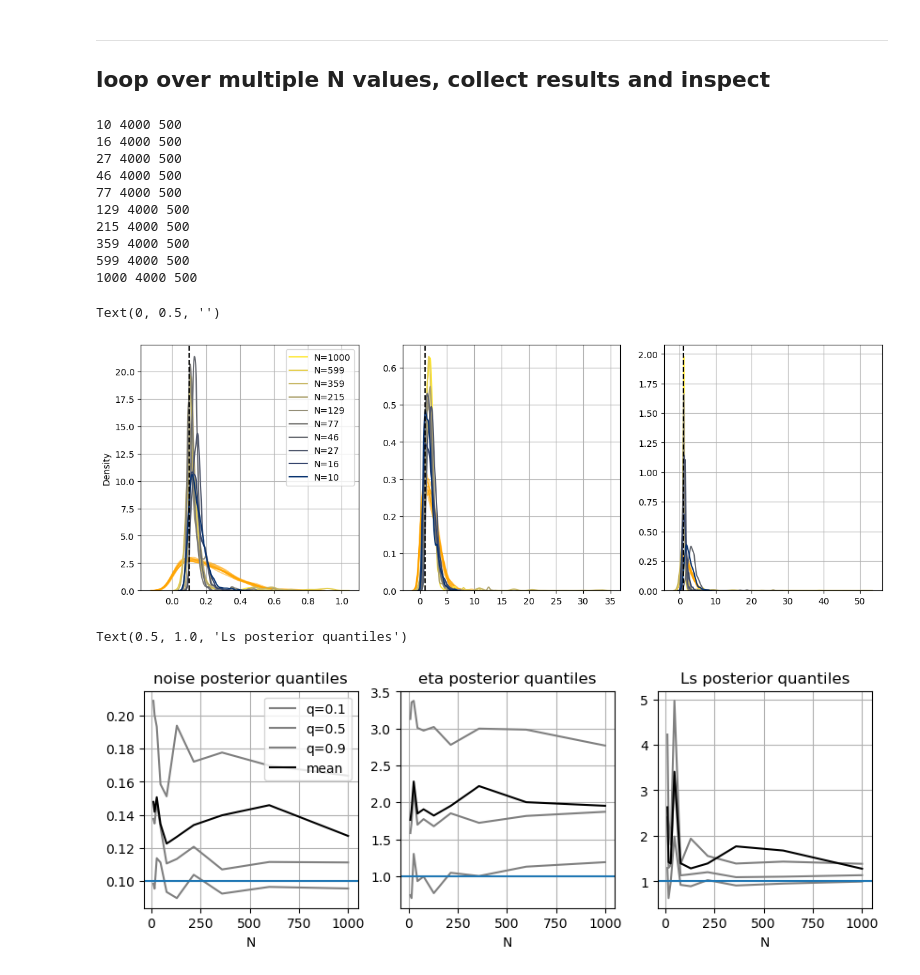
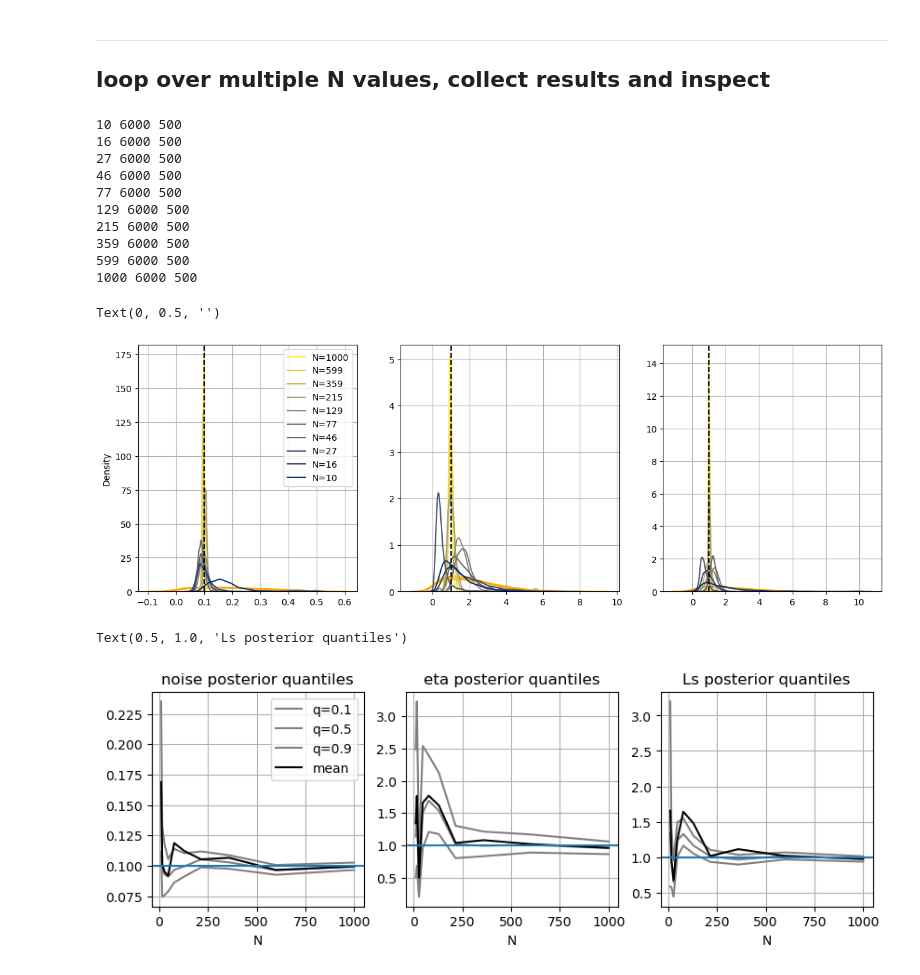
Before and after one commit to ahmaddroobi99/nwa, a Jupyter notebook: stats/convergence_1D.ipynb, the cells around one changed output. Drawn from its saved outputs; the diff is of its cells as text; code cells hidden in the pictures.

```diff
--- a/stats/convergence_1D.ipynb
+++ b/stats/convergence_1D.ipynb
@@ -63,9 +65,9 @@ Text(0.5, 0, 'x')
 # %%
-# Initial guess of the noise and covariance parameters (these can matter)
+# iηitial guess of the noise and covariance parameters (these can matter)
 
-noise_prior      = gpstats.truncnorm(noise, noise*2, 1e-15, 1e2)                 # noise - true value 0.5
-covparams_priors = [gpstats.truncnorm(η, η*2, 1e-15, 1e2),   # η - true value 1.
-                    gpstats.truncnorm(Ls, Ls*2, 1e-15, 1e4)  # ℓ - true value 0.1
+noise_prior      = gpstats.truncnorm(noise, noise*2, noise/10, 5*noise) # noise - true value 0.5
+covparams_priors = [gpstats.truncnorm(η, η*2, η/10, 10*η),     # η - true value 1.
+                    gpstats.truncnorm(Ls, Ls*2, Ls/10, 10*Ls)    # ℓ - true value 0.1
                    ]
 
 samples, log_prob, priors_out, sampler = mcmc.mcmc( xd,
@@ -73,9 +75,11 @@ samples, log_prob, priors_out, sampler = mcmc.mcmc( xd,
                                                     covfunc,
                                                     covparams_priors,
                                                     noise_prior,
-                                                    nwarmup=20,
-                                                    niter=20,
-                                                    verbose=False)
+                                                    nwarmup=100,
+                                                    niter=100,
+                                                    verbose=False,
+                                                    nwalkers=60,
+                                                  )
 # %% [output]
 Running burn-in...
 Running production...
@@ -144,12 +152,6 @@ plt.hist(priors_out[:,0])
 ---
 ## loop over multiple N values, collect results and inspect
 # %%
-# Initial guess of the noise and covariance parameters (these can matter)
-noise_prior      = gpstats.truncnorm(noise, noise*2, 1e-15, 1e2)                 # noise - true value 0.5
-covparams_priors = [gpstats.truncnorm(η, η*2, 1e-15, 1e2),   # η - true value 1.
-                    gpstats.truncnorm(Ls, Ls*2, 1e-15, 1e4)  # ℓ - true value 0.1
-                   ]
-
 def inference(N, sampling="regular"):
 
     # generate data
@@ -170,9 +172,10 @@ def inference(N, sampling="regular"):
                                                         covfunc,
                                                         covparams_priors,
                                                         noise_prior,
-                                                        nwarmup=20,
-                                                        niter=20,
+                                                        nwarmup=100,
+                                                        niter=100,
                                                         verbose=False,
+                                                        nwalkers=60,
                                                         progress=False,
                                                       )
 
@@ -200,16 +203,16 @@ for n, ds in I.items():
     print(n, ds.po.size, ds.pr.size)
 # could probably concatenate I in a single dataset, not doing for now in case, output size become N dependent
 # %% [output]
-10 4000 500
-16 4000 500
-27 4000 500
-46 4000 500
-77 4000 500
-129 4000 500
-215 4000 500
-359 4000 500
-599 4000 500
-1000 4000 500
+10 6000 500
+16 6000 500
+27 6000 500
+46 6000 500
+77 6000 500
+129 6000 500
+215 6000 500
+359 6000 500
+599 6000 500
+1000 6000 500
 # %%
 cmap = plt.get_cmap('cividis_r')
 
@@ -244,7 +247,7 @@ ax.axvline(covparams[1], color="k", ls="--")
 ax.set_ylabel("")
 # %% [output]
 Text(0, 0.5, '')
-[figure, old version]
+[figure, new version]
 # %%
 quantiles = [0.1, 0.5, 0.9]
 
@@ -268,32 +271,31 @@ ax = axes[0]
 for q, c in zip(perf["quantile"], ["0.5", "0.5", "0.5"]):
     da = perf["noise_qt"].sel(quantile=q)
     da.plot(x="N", ax=ax, color=c, label=f"q={float(q)}")
 perf["noise_mean"].plot(x="N", ax=ax, color="k", label=f"mean")
 ax.grid()
 ax.axhline(noise)
 ax.set_ylabel("")
 ax.legend()
 ax.set_title("noise posterior quantiles")
 
 ax = axes[1]
 for q, c in zip(perf["quantile"], ["0.5", "0.5", "0.5"]):
     da = perf["eta_qt"].sel(quantile=q)
     da.plot(x="N", ax=ax, color=c, label=f"q={float(q)}")
 perf["eta_mean"].plot(x="N", ax=ax, color="k", label=f"mean")
 ax.grid()
 ax.axhline(covparams[0])
 ax.set_ylabel("")
 ax.set_title("eta posterior quantiles")
 
 ax = axes[2]
 for q, c in zip(perf["quantile"], ["0.5", "0.5", "0.5"]):
     da = perf["Ls_qt"].sel(quantile=q)
     da.plot(x="N", ax=ax, color=c, label=f"q={float(q)}")
 perf["Ls_mean"].plot(x="N", ax=ax, color="k", label=f"mean")
 ax.grid()
 ax.axhline(covparams[1])
 ax.set_ylabel("")
-ax.set_title("Ls posterior quantiles")
 # %% [output]
 Text(0.5, 1.0, 'Ls posterior quantiles')
-[figure, old version]
+[figure, new version]
```
Also changed, not shown: parts of 6 cells of this notebook.
